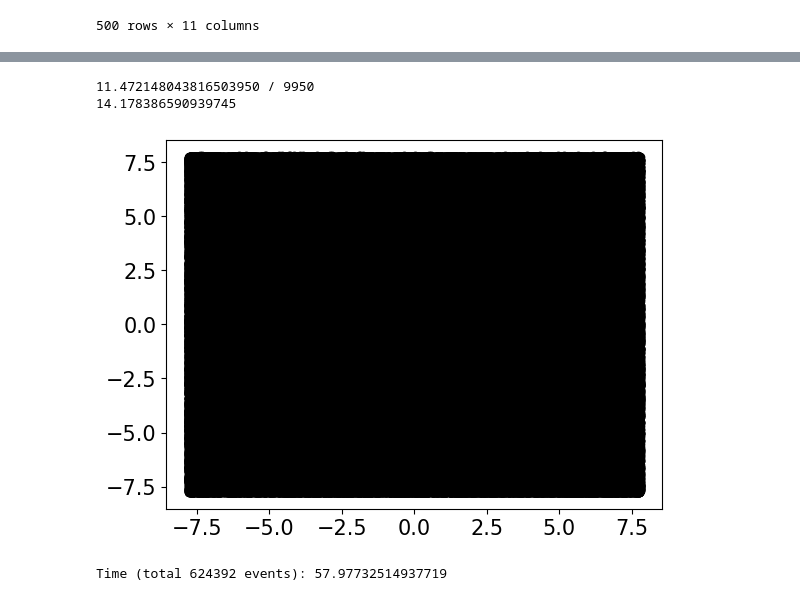
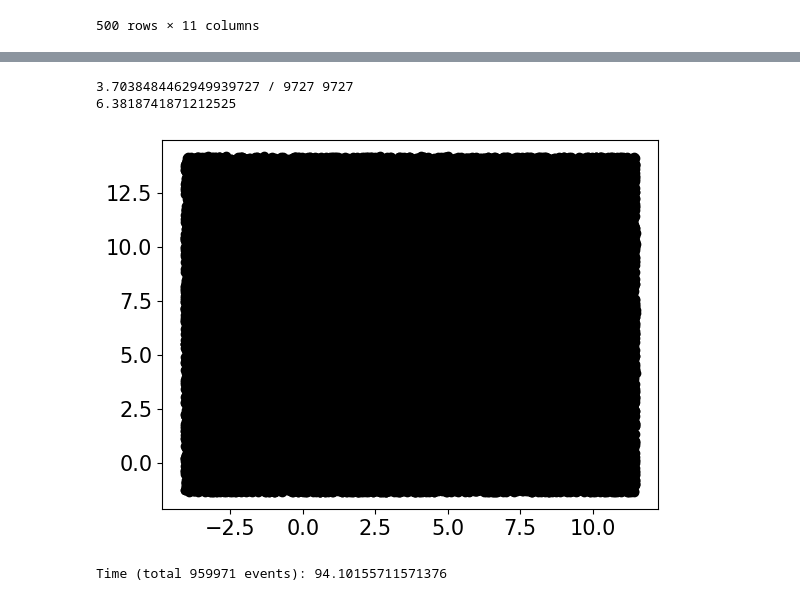
Before and after one commit to kvjmistry/LightTableGen, a Jupyter notebook: notebooks/psf_constructor_verbose.ipynb, the cells around one changed output, grey strips where cells are left out. Saved outputs shown, nothing was run; the diff lists cells and outputs as text; code cells hidden in the pictures.

```diff
--- a/notebooks/psf_constructor_verbose.ipynb
+++ b/notebooks/psf_constructor_verbose.ipynb
@@ -132,38 +130,39 @@ nphotons_in_file = []
 # %%
 x = np.array([])
 y = np.array([])
 
 # # These help center the disk at the center so we can apply a box cut
 x_shift = -3.7-7.775
 y_shift = -6.4-7.775
 box_width =7.775
 
 for i, filename in enumerate(filenames):
 
     # if (i > 500): break
 
     print("Processing file:", i+1, "/", len(filenames), end="\r")
 
-    # if (i > 5000): continue
+    if (i > 500): continue
     particles     = pd.read_hdf(filename, "/MC/particles/", columns = ["initial_x", "initial_y"])
     # particles.initial_x = particles.initial_x + x_shift
     # particles.initial_y = particles.initial_y + y_shift
 
-    particles = particles[(particles['initial_x']+ x_shift >= -box_width) & (particles['initial_x']+ x_shift <= box_width) & (particles['initial_y']+ y_shift >= -box_width) & (particles['initial_y']+ y_shift <= box_width)]
+    # particles = particles[(particles['initial_x']+ x_shift >= -box_width) & (particles['initial_x']+ x_shift <= box_width) & (particles['initial_y']+ y_shift >= -box_width) & (particles['initial_y']+ y_shift <= box_width)]
 
 
     x = np.append(x, particles.initial_x)
     y = np.append(y, particles.initial_y)
 
 
 plt.figure()
-plt.scatter(x+x_shift,y+y_shift, color = "black")
+# plt.scatter(x+x_shift,y+y_shift, color = "black")
+plt.scatter(x,y, color = "black")
 print(x.mean())
 print(y.mean())
 # %% [output]
-11.472148043816503950 / 9950
-14.178386590939745
+3.7038484462949939727 / 9727 9727
+6.3818741871212525
-[figure, old version]
+[figure, new version]
 # %%
 t0 = time.time()
 
@@ -173,15 +172,12 @@ for i, filename in enumerate(filenames):
 
     print("Processing file:", i+1, "/", len(filenames), end="\r")
 
-    # if (i > 5000): continue
+    # if (i > 100): continue
 
     configuration = pd.read_hdf(filename, "/MC/configuration").set_index("param_key")
     particles     = pd.read_hdf(filename, "/MC/particles/")
     sns_response  = pd.read_hdf(filename, "/MC/sns_response")
     sns_positions = pd.read_hdf(filename, "/MC/sns_positions")
-
-    # Apply a box cut
-    particles = particles[(particles['initial_x']+ x_shift >= -box_width) & (particles['initial_x']+ x_shift <= box_width) & (particles['initial_y']+ y_shift >= -box_width) & (particles['initial_y']+ y_shift <= box_width)]
 
     Nphotons = int(configuration.loc["/Generator/ScintGenerator/nphotons"][0])
     nphotons_in_file.append(Nphotons)
@@ -250,7 +246,7 @@ assert np.all(nphotons_in_file == Nphotons)
 
 print(f"Time (total {sum(list(nevents.values()))} events):", (time.time()-t0)/60.)
 # %% [output]
-Time (total 624392 events): 57.97732514937719
+Time (total 959971 events): 94.10155711571376
 # %%
 psf = pd.DataFrame()
 for zbin in dfs:
```
Also changed, not shown: parts of 8 cells of this notebook, 1 other file.
